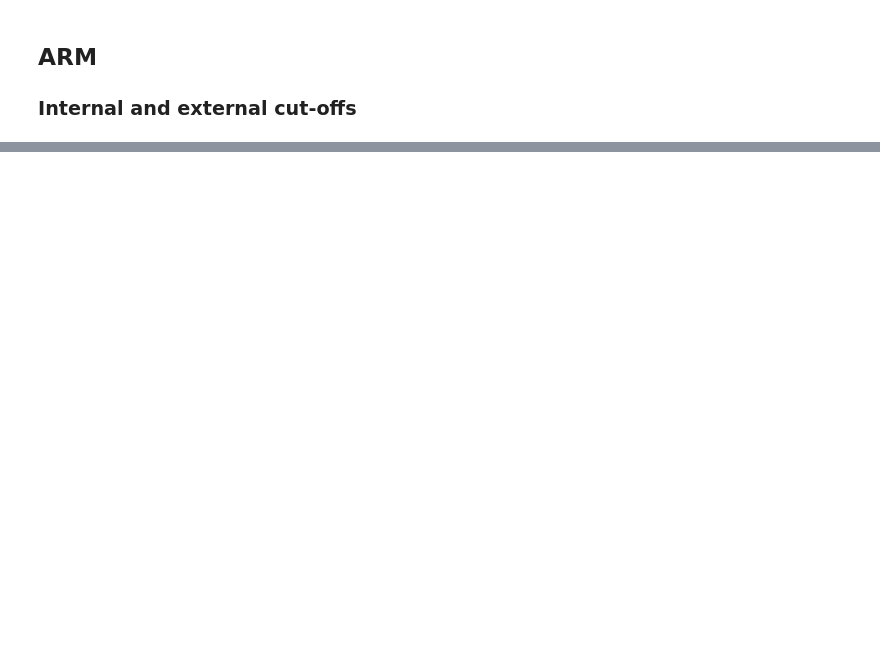
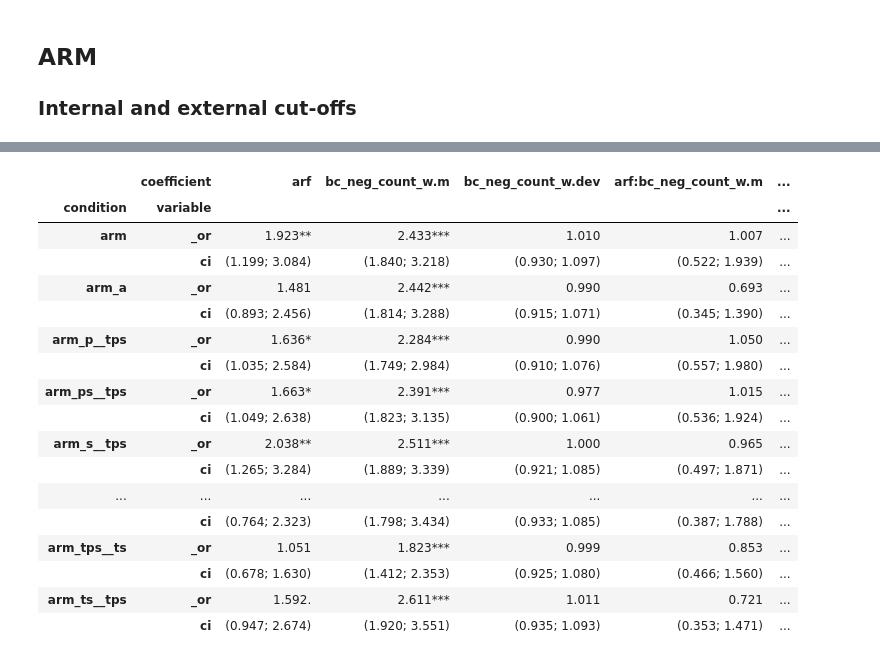
Before and after one commit to jossl95/ARF, a Jupyter notebook: Robustness.ipynb, the cells around one changed output, grey strips where cells are left out. Drawn from its saved outputs; the diff is of its cells as text; code cells hidden in the pictures; blank space fills up the shorter version.

```diff
--- a/Robustness.ipynb
+++ b/Robustness.ipynb
@@ -831,7 +858,13 @@ for (name in names(model_arm)){
     model <- round(data.frame(summary(model_arm[[name]])[10]),3)
     colnames(model) <- cols
     rownames(model) <- paste(name, rownames(model), sep = '___')
-    model['or'] <- round(exp(model$B), 3)
+
+    odds <- data.frame(tidy(model_arm[[name]],conf.int=TRUE,exponentiate=TRUE,effects="fixed")) %>%
+        select(c("estimate", "conf.low", "conf.high")) %>%
+        mutate_all(funs(round(.,3)))
+    colnames(odds) <- c("or", "ci_low", "ci_high")
+
+    model <- cbind(model, odds)
 
     results2 <- rbind(results2, model)
 }
@@ -838,28 +887,53 @@ for (name in names(model_arm)){
 # %%
 def sig_stars(x):
     if x < .001:
         return "***"
     if x < .01:
         return "**"
     if x < .05:
         return "*"
     if x < .1:
         return "."
     else:
         return ""
 
+order = [0, 1, 2, 3, 4]
 
 results2\
     .assign(star = lambda x: x['p'].apply(sig_stars))\
-    .assign(coef = lambda x: x["B"].apply(lambda v: f'{v:.3f}') + x["star"],
-            se_ = lambda x: x['se'].apply(lambda v: f'({v:.3f})'))[['coef', 'se_']]\
+    .assign(_or = lambda x: x["or"].apply(lambda v: f'{v:.3f}') + x["star"],
+            ci = lambda row: row.agg(ci_fmt, axis=1))[['_or', 'ci']]\
     .reset_index()\
     .melt(id_vars = 'index')\
     .assign(
         condition = lambda x: x['index'].str.split('___').str[0],
         coefficient = lambda x: x['index'].str.split('___').str[1]\
                                           .str.replace('_041', '')\
                                           .str.replace('_025', ''))\
     .drop('index', axis = 1)\
     .loc[lambda x: (x['coefficient'].str.contains('arf')) | (x['coefficient'].str.contains('neg_count'))]\
+    .assign(
+        coefficient = lambda x: pd.Categorical(x['coefficient'],
+                                               ordered=True,
+                                               categories=[x['coefficient'].unique()[i] for i in order]))\
+    .sort_values('coefficient')\
     .pivot_table(index= 'coefficient', columns= ['condition', 'variable'], values = 'value', aggfunc='max').T
+# %% [output]
+|  | coefficient | arf | bc_neg_count_w.m | bc_neg_count_w.dev | arf:bc_neg_count_w.m | ... |
+| condition | variable |  |  |  |  | ... |
+| arm | _or | 1.923** | 2.433*** | 1.010 | 1.007 | ... |
+|  | ci | (1.199; 3.084) | (1.840; 3.218) | (0.930; 1.097) | (0.522; 1.939) | ... |
+| arm_a | _or | 1.481 | 2.442*** | 0.990 | 0.693 | ... |
+|  | ci | (0.893; 2.456) | (1.814; 3.288) | (0.915; 1.071) | (0.345; 1.390) | ... |
+| arm_p__tps | _or | 1.636* | 2.284*** | 0.990 | 1.050 | ... |
+|  | ci | (1.035; 2.584) | (1.749; 2.984) | (0.910; 1.076) | (0.557; 1.980) | ... |
+| arm_ps__tps | _or | 1.663* | 2.391*** | 0.977 | 1.015 | ... |
+|  | ci | (1.049; 2.638) | (1.823; 3.135) | (0.900; 1.061) | (0.536; 1.924) | ... |
+| arm_s__tps | _or | 2.038** | 2.511*** | 1.000 | 0.965 | ... |
+|  | ci | (1.265; 3.284) | (1.889; 3.339) | (0.921; 1.085) | (0.497; 1.871) | ... |
+| ... | ... | ... | ... | ... | ... | ... |
+|  | ci | (0.764; 2.323) | (1.798; 3.434) | (0.933; 1.085) | (0.387; 1.788) | ... |
+| arm_tps__ts | _or | 1.051 | 1.823*** | 0.999 | 0.853 | ... |
+|  | ci | (0.678; 1.630) | (1.412; 2.353) | (0.925; 1.080) | (0.466; 1.560) | ... |
+| arm_ts__tps | _or | 1.592. | 2.611*** | 1.011 | 0.721 | ... |
+|  | ci | (0.947; 2.674) | (1.920; 3.551) | (0.935; 1.093) | (0.353; 1.471) | ... |
```
Also changed, not shown: parts of 4 cells of this notebook, 1 other file.
